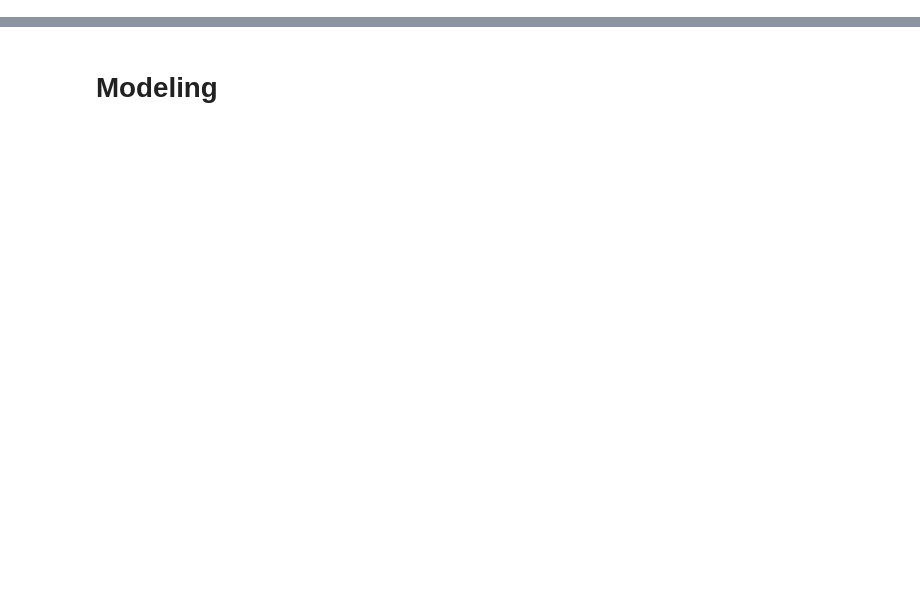
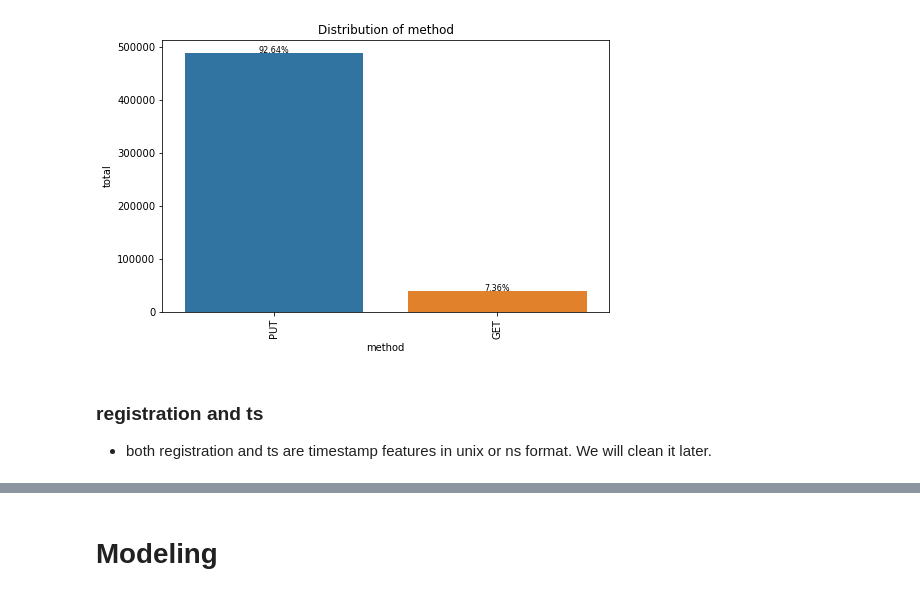
Before and after one commit to peterle93/Customer-Churn-Prediction-with-Spark, a Jupyter notebook: Sparkify.ipynb, the cells around one changed output, grey strips where cells are left out. Drawn from its saved outputs; the diff is of its cells as text; code cells hidden in the pictures; blank space fills up the shorter version.

```diff
--- a/Sparkify.ipynb
+++ b/Sparkify.ipynb
@@ -730,0 +295,4 @@ df.toPandas().to_csv(filepath)
+# %%
+method_count = customer_event_df.select("method").groupby("method"). \
+    agg({"method": "count"}).select("method", col("count(method)").alias("total")). \
+    sort(desc("total")).toPandas()
@@ -730,0 +323,8 @@ df.toPandas().to_csv(filepath)
+# %%
+sns_barplot_text("method", "total", method_count, title="Distribution of method")
+# %% [output]
+[figure, added]
+# %% [markdown]
+### registration and ts
+
+* both registration and ts are timestamp features in unix or ns format. We will clean it later.
```
Also changed, not shown: parts of 289 cells of this notebook.
